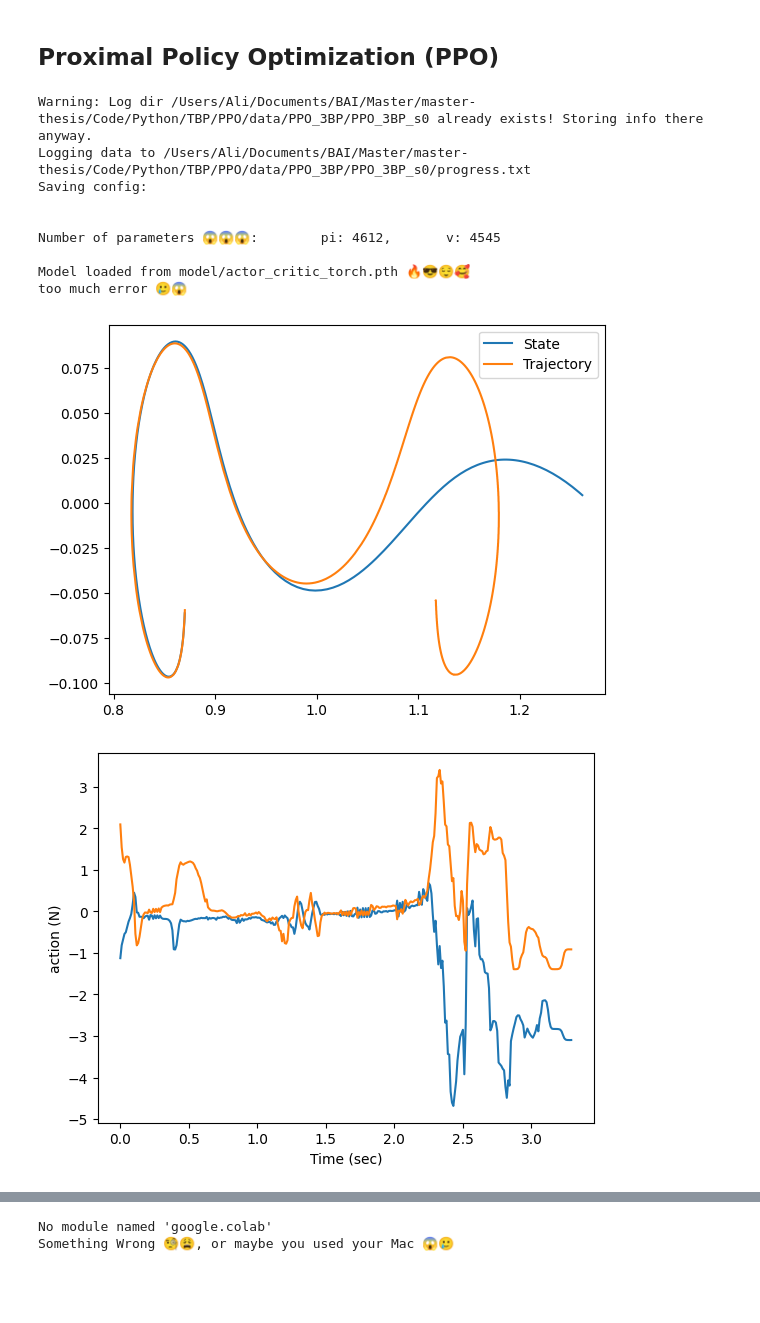
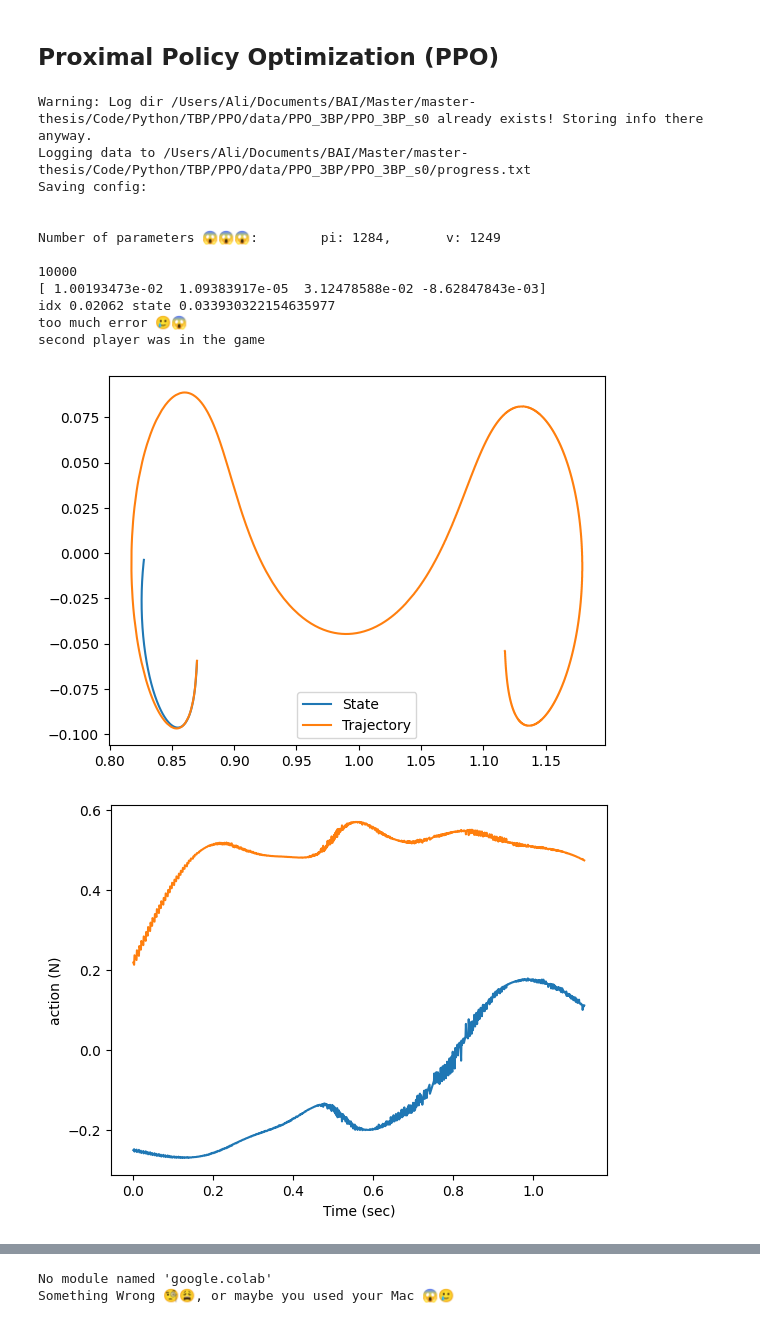
Before and after one commit to alibaniasad1999/master-thesis, a Jupyter notebook: Code/Python/TBP/PPO/PPO_TBP.ipynb, the cells around one changed output, grey strips where cells are left out. Saved outputs shown, nothing was run; the diff lists cells and outputs as text; code cells hidden in the pictures; blank space fills up the shorter version.

```diff
--- a/Code/Python/TBP/PPO/PPO_TBP.ipynb
+++ b/Code/Python/TBP/PPO/PPO_TBP.ipynb
@@ -1614,7 +1512,8 @@ class PPO:
         self.logger.log('\nNumber of parameters 😱😱😱: \t pi: %d, \t v: %d\n' % var_counts)
 
         # Set up experience buffer
-        self.local_steps_per_epoch = int(steps_per_epoch / num_procs())
+        self.local_steps_per_epoch = steps_per_epoch
+        print(self.local_steps_per_epoch)
         self.buf = PPOBuffer(obs_dim, act_dim, self.local_steps_per_epoch, gamma, lam)
 
         # Set up optimizers for policy and value function
@@ -1650,6 +1549,7 @@ class PPO:
 
 
     def update(self):
+        print(colorize("updating", "blue"))
         data = self.buf.get()
 
         pi_l_old, pi_info_old = self.compute_loss_pi(data) # Loss pi before
@@ -1694,6 +1594,7 @@ class PPO:
         # Main loop: collect experience in env and update/log each epoch
         for epoch in range(epochs):
             for t in range(self.local_steps_per_epoch):
+                # print(t)
                 a, v, logp = self.ac.step(torch.as_tensor(o, dtype=torch.float32))
 
                 next_o, r, d, _, _ = self.env.step(a)
@@ -1707,15 +1608,16 @@ class PPO:
                 # Update obs (critical!)
                 o = next_o
 
-                timeout = ep_len == self.max_ep_len
-                terminal = d or timeout
+                # timeout = ep_len == self.max_ep_len
+                terminal = d # or timeout
                 epoch_ended = t == self.local_steps_per_epoch - 1
 
                 if terminal or epoch_ended:
+                    # print(t)
                     if epoch_ended and not terminal:
                         print('Warning: trajectory cut off by epoch at %d steps.' % ep_len, flush=True)
                     # if trajectory didn't reach terminal state, bootstrap value target
-                    if timeout or epoch_ended:
+                    if epoch_ended:
                         _, v, _ = self.ac.step(torch.as_tensor(o, dtype=torch.float32))
                     else:
                         v = 0
@@ -1736,10 +1638,10 @@ class PPO:
             # if epoch == 500:
             #     self.env.final_range = self.env.final_range * 0.99
             #     self.env.error_range = self.env.error_range * 0.99
-            if 1000 >= epoch and not epoch % 5 and self.env.final_range > 0.0025:
-                self.env.final_range = self.env.final_range * 0.999
-                self.env.error_range = self.env.error_range * 0.999
-            print(colorize(f"Error and final range is: {self.env.final_range}", 'cyan', bold=True))
+            # if 1000 >= epoch and not epoch % 5 and self.env.final_range > 0.0025:
+            #     self.env.final_range = self.env.final_range * 0.999
+            #     self.env.error_range = self.env.error_range * 0.999
+            # print(colorize(f"Error and final range is: {self.env.final_range}", 'cyan', bold=True))
 
 
             if (epoch % self.save_freq == 0) or (epoch == epochs - 1):
@@ -1842,38 +1744,36 @@ class PPO:
         print(colorize(f"Model loaded from {filepath} 🔥😎😌🥰", 'green'))
 # %%
 # Define constants
-HID = 64
+HID = 32
 L = 2
 GAMMA = 0.99
 SEED = 0
-STEPS = 4000
-EPOCHS = 2000
+STEPS = 10000
+EPOCHS = 100
 EXP_NAME = 'PPO_3BP'
 
 # Use the constants directly
 
 
 logger_kwargs = setup_logger_kwargs(EXP_NAME, SEED)
 
-ppo = PPO(ThreeBodyEnv(trajectory), ac_kwargs=dict(hidden_sizes=[HID] * L), gamma=GAMMA,
+ppo = PPO(ThreeBodyEnv(trajectory, error_range=0.01, final_range=0.001), ac_kwargs=dict(hidden_sizes=[HID] * L), gamma=GAMMA,
             seed=SEED, steps_per_epoch=STEPS, logger_kwargs=logger_kwargs)
-
-ppo.load()
-ppo.env.error_range = 0.114
-ppo.env.final_range = 0.014
-
 # test PPO agent (not trained)
 ppo.test(deterministic=True)
 # %% [output]
 Warning: Log dir /Users/Ali/Documents/BAI/Master/master-thesis/Code/Python/TBP/PPO/data/PPO_3BP/PPO_3BP_s0 already exists! Storing info there anyway.
 Logging data to /Users/Ali/Documents/BAI/Master/master-thesis/Code/Python/TBP/PPO/data/PPO_3BP/PPO_3BP_s0/progress.txt
 Saving config:
 
 
-Number of parameters 😱😱😱:        pi: 4612,       v: 4545
+Number of parameters 😱😱😱:        pi: 1284,       v: 1249
 
-Model loaded from model/actor_critic_torch.pth 🔥😎😌🥰
+10000
+[ 1.00193473e-02  1.09383917e-05  3.12478588e-02 -8.62847843e-03]
+idx 0.02062 state 0.033930322154635977
 too much error 🥲😱
+second player was in the game
-[figure, old version]
+[figure, new version]
-[figure, old version]
+[figure, new version]
 # %%
```
Also changed, not shown: parts of 9 cells of this notebook, 9 other files.
